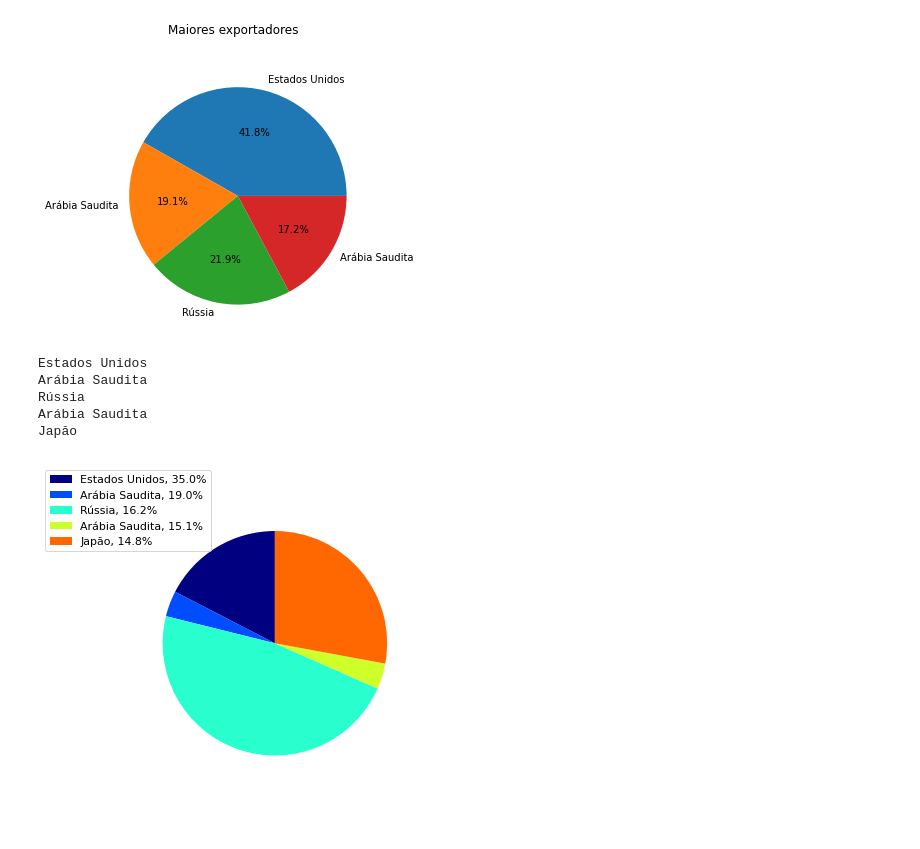
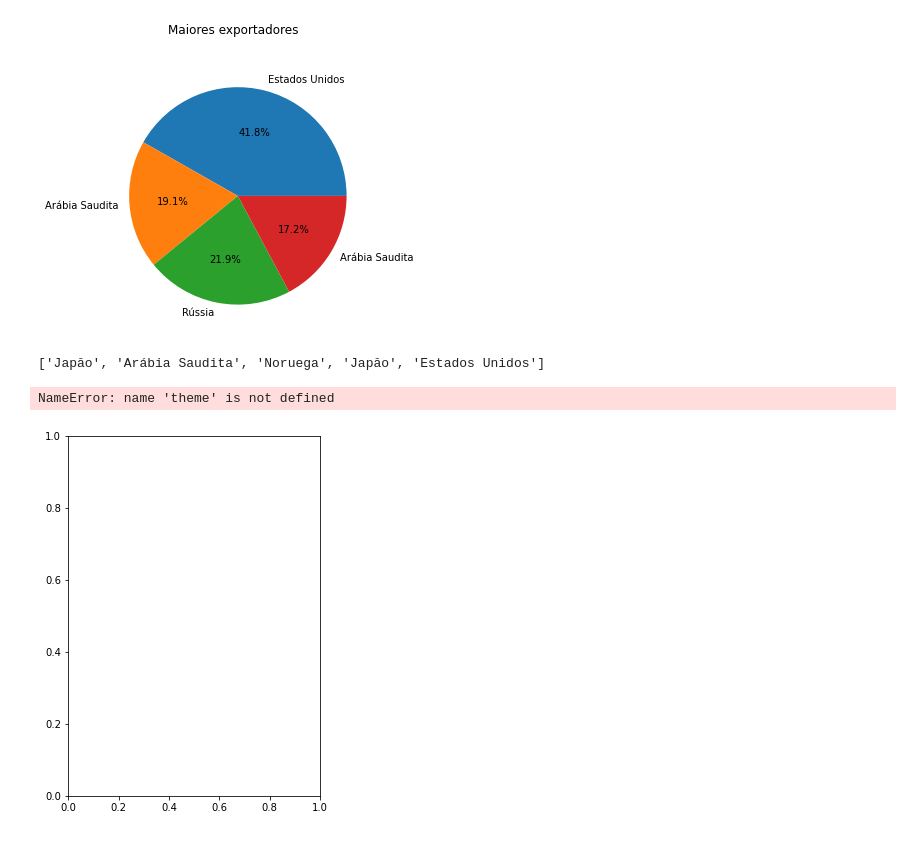
Before and after one commit to jrobertolima/projetoTCC, a Jupyter notebook: ProjetoTCC-Compara.ipynb, the cells around one changed output. Saved outputs shown, nothing was run; the diff lists cells and outputs as text; code cells hidden in the pictures.

```diff
--- a/ProjetoTCC-Compara.ipynb
+++ b/ProjetoTCC-Compara.ipynb
@@ -474,10 +474,10 @@ for tabela in lista_Tabelas:
 print("***********Informações sobre tabela de países \n")
 
 df_pais = pd.read_csv('Datasets/pais.csv', sep=';', encoding='cp1250')
-df_pais.rename(columns = {"CO_PAIS": "pais",
-                         "NO_PAIS": "nome_pais"}, inplace =True)
+#df_pais.rename(columns = {"CO_PAIS": "pais",
+#                         "NO_PAIS": "nome_pais"}, inplace =True)
 
-df_pais[['CO_PAIS_ISON3','CO_PAIS_ISOA3', 'NO_PAIS_ING']].head(10) #Exibição de algumas colunas
+#df_pais[['CO_PAIS_ISON3','CO_PAIS_ISOA3', 'NO_PAIS_ING']].head(10) #Exibição de algumas colunas
 
 #Deletando as colunas que não interessam para a análise
 cols_to_drop = ['CO_PAIS_ISON3','CO_PAIS_ISOA3','NO_PAIS_ING','NO_PAIS_ESP']
@@ -485,6 +485,5 @@ df_pais.drop(cols_to_drop, axis=1, inplace=True)
 #df_pais[df_pais.columns] = df_pais[df_pais.columns].astype('category')
 #df_pais.set_index('pais',drop = False)
 df_pais.head()
-df_pais.pais.dtypes
 # %% [output]
 ***********Informações sobre tabela de países
@@ -575,7 +600,7 @@ df = pd.read_csv('Datasets/Imp_Consolidada',sep=',',
                         {"CO_ANO": "ano",
                          "CO_MES": "mes",
                          "CO_NCM": "ncm",
-                         "CO_PAIS": "pais",
+#                         "CO_PAIS": "pais",
                          "QT_ESTAT": "quantidade",
                          "VL_FOB": "valor"
                         })#.set_index("periodo")
@@ -645,50 +674,49 @@ df21.groupby('pais').valor.agg('sum').plot.pie(title = 'Maiores exportadores',
 # %% [output]
 array([<AxesSubplot:>], dtype=object)
 [figure]
-# %%
-for item in paises:
-    print(item.values[0][1])
-# %% [output]
-Estados Unidos
-Arábia Saudita
-Rússia
-Arábia Saudita
-Japăo
+# %%
+dfjunt = df20.merge(df_pais, on='CO_PAIS', how='left')
+dfjunt
+labels = ["%s" % i for i in dfjunt.NO_PAIS]
+labels
+# %% [output]
+['Japăo', 'Arábia Saudita', 'Noruega', 'Japăo', 'Estados Unidos']
 # %%
 #df_pais.set_index('pais',drop=False)#, inplace=True)
 
-paises=[]
+#paises=[]
 
-for pais in df19.pais.values:
-    paises.append(df_pais.loc[df_pais['pais'] == pais])
+#for pais in df19.pais.values:
+#    paises.append(df_pais.loc[df_pais['pais'] == pais])
 
 
-labels = ["%s" % i.values[0][1] for i in paises]
+labels = ["%s" % i for i in dfjunt.NO_PAIS]
 
 fig1, ax1 = plt.subplots(figsize=(5, 5))
 fig1.subplots_adjust(0.3, 0, 1, 1)
 
-ax1.set_prop_cycle("color", [theme(1. * i / len(df19))
-                             for i in range(len(df19))])
+ax1.set_prop_cycle("color", [theme(1. * i / len(df20))
+                             for i in range(len(df20))])
 
 _, _ = ax1.pie(df19.pais, startangle=90, radius=1800)
 
 ax1.axis('equal')
 
 total = sum(df19.valor)
 plt.legend(
     loc='upper left',
     labels=['%s, %1.1f%%' % (
         l, (float(s) / total) * 100)
-            for l, s in zip(labels, df19.valor)],
+            for l, s in zip(labels, df20.valor)],
     prop={'size': 11},
     bbox_to_anchor=(0.0, 1),
     bbox_transform=fig1.transFigure,
 )
 
 plt.show()
 # %% [output]
+NameError: name 'theme' is not defined
-[figure, old version]
+[figure, new version]
 # %%
 #Verifica arquivo de dados obtido using scrapping technics
 tab_precos = Path('listaNova.csv')
```
Also changed, not shown: parts of 4 cells of this notebook, 2 other files.
